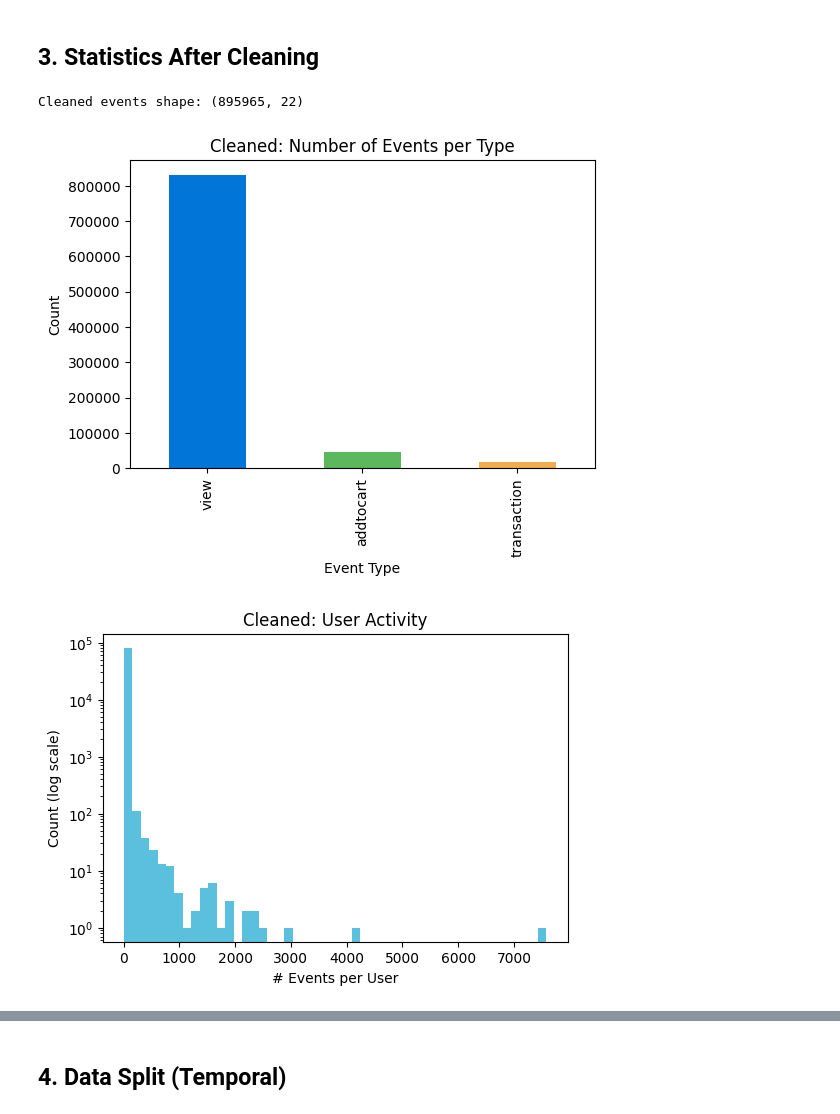
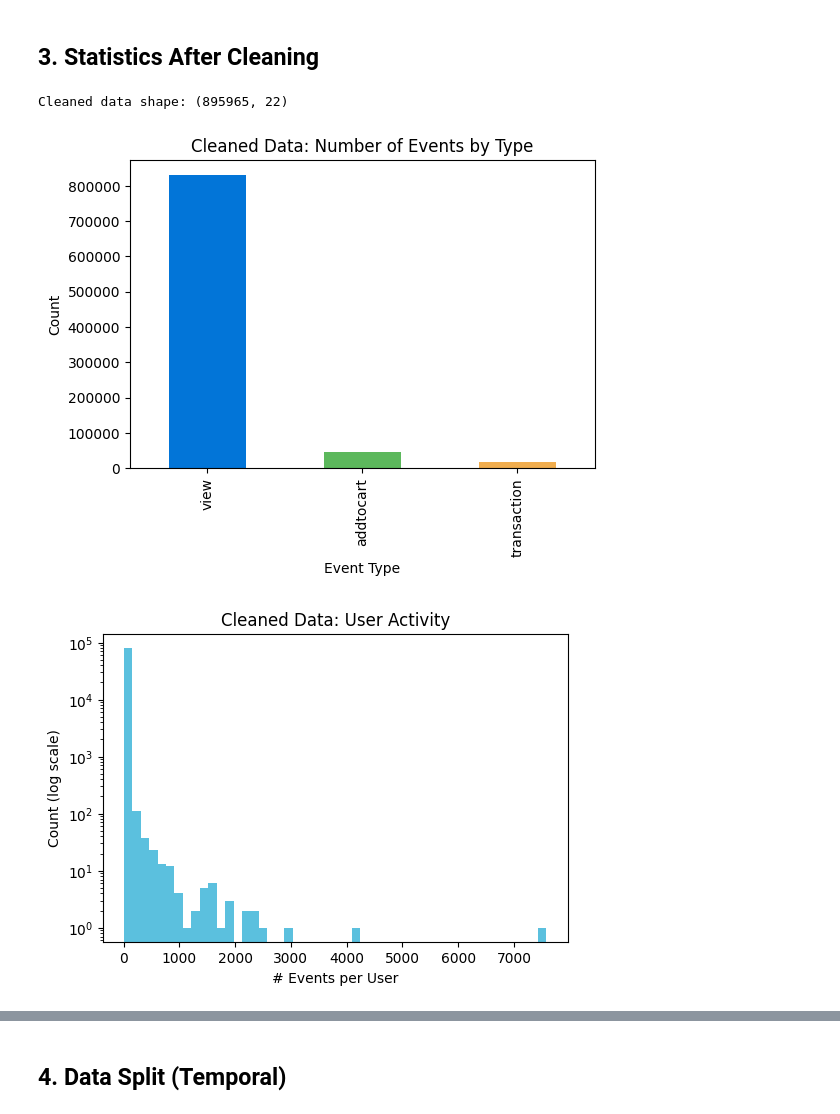
Before and after one commit to Khanh-Nguyen-android/Projectgroup-52-topic-2, a Jupyter notebook: retail_recommendation_engine.ipynb, the cells around one changed output, grey strips where cells are left out. Cells and saved outputs as stored; diff of their text form; code cells hidden in the pictures.

```diff
--- a/retail_recommendation_engine.ipynb
+++ b/retail_recommendation_engine.ipynb
@@ -152,12 +144,12 @@ events['events_per_session'] = events['session_id'].map(session_info['events_per
 # %% [markdown]
 ## 3. Statistics After Cleaning
 # %%
-print(f"Cleaned events shape: {events.shape}")
-plot_event_type_bar(events, "Cleaned: Number of Events per Type")
-plot_hist_by_group(events, 'visitorid', "Cleaned: User Activity", "# Events per User", '#5bc0de')
-plot_hist_by_group(events, 'itemid', "Cleaned: Item Popularity", "# Events per Item", '#d9534f')
-plot_hist_by_group(events, 'session_id', "Cleaned: Session Lengths", "# Events per Session", '#f7b731')
+print(f"Cleaned data shape: {events.shape}")
+plot_event_type_bar(events, "Cleaned Data: Number of Events by Type")
+plot_hist_by_group(events, 'visitorid', "Cleaned Data: User Activity", "# Events per User", '#5bc0de')
+plot_hist_by_group(events, 'itemid', "Cleaned Data: Item Popularity", "# Events per Item", '#d9534f')
+plot_hist_by_group(events, 'session_id', "Cleaned Data: Session Lengths", "# Events per Session", '#f7b731')
 # %% [output]
-Cleaned events shape: (895965, 22)
+Cleaned data shape: (895965, 22)
-[figure, old version]
+[figure, new version]
-[figure, old version]
+[figure, new version]
```
Also changed, not shown: parts of 26 cells of this notebook.
